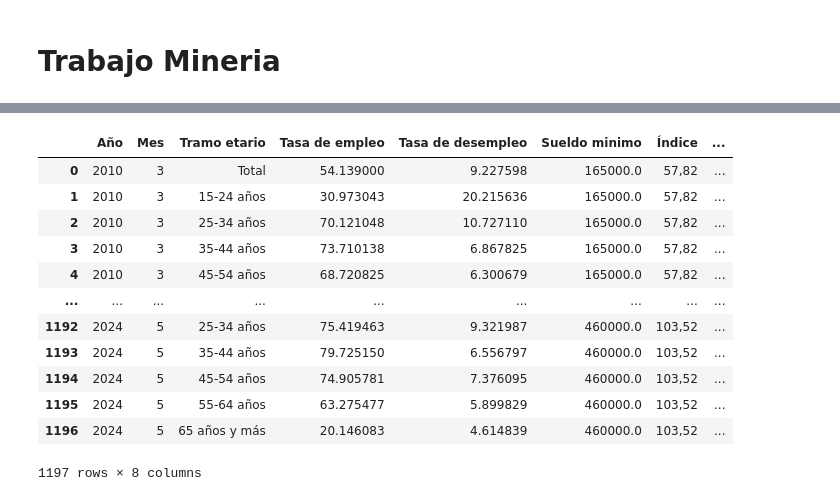
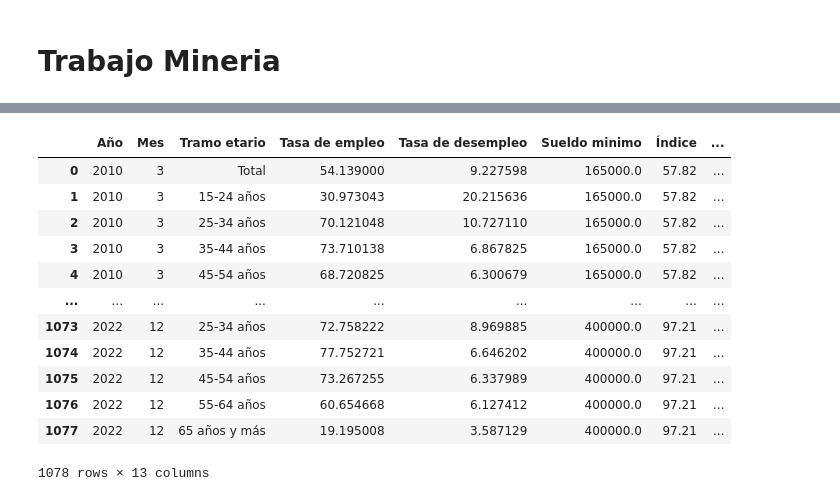
Before and after one commit to Martinosky/Proyecto_Mineria, a Jupyter notebook: Proyecto.ipynb, the cells around one changed output, grey strips where cells are left out. Saved outputs shown, nothing was run; the diff lists cells and outputs as text; code cells hidden in the pictures.

```diff
--- a/Proyecto.ipynb
+++ b/Proyecto.ipynb
@@ -108,4 +3,9 @@ Pendiente: 0.00000773, Intercepto: 5.35, R²: 0.29
 # %%
+import pandas as pd
+import matplotlib.pyplot as plt
+import seaborn as sns
+from scipy.stats import pearsonr
+from sklearn.linear_model import LinearRegression
 sueldo_df = pd.read_csv("sueldo_minimo_chile.csv")#2009 a 2025
 desempleo_df = pd.read_csv("Tasa desempleo.csv")#2010 a 2024 trimestres
 empleo_df = pd.read_csv("tasa_empleo_formal_etario.csv");#2010 a 2024 trimestres
@@ -132,42 +32,60 @@ meses = {
   "may": 5,
   "jun": 6,
   "jul": 7,
   "ago": 8,
   "sep": 9,
   "oct": 10,
   "nov": 11,
   "dic": 12
 }
 df_empleabilidad["Mes"]=df_empleabilidad["Trimestre Móvil"].str.slice(start=9, stop=12).replace(meses)
 df_empleabilidad.loc[df_empleabilidad['Mes'] == 1, 'Año'] = df_empleabilidad[df_empleabilidad["Mes"]==1]["Año"]+1
 sueldo_df["fecha"]=sueldo_df["fecha"].astype('datetime64[s]')
 date_range = pd.date_range(start="2009-07-01", end="2025-05-01", freq='MS')
 sueldo_df = sueldo_df.set_index('fecha').reindex(date_range).reset_index().ffill().rename(columns={"index": "fecha"})
 sueldo_df['Año'] = sueldo_df['fecha'].astype('datetime64[s]').dt.year
 sueldo_df['Mes'] = sueldo_df['fecha'].astype('datetime64[s]').dt.month
 sueldo_df=sueldo_df.rename(columns={"monto_clp": "Sueldo minimo"})
 df_empleabilidad= pd.merge(df_empleabilidad[["Año","Mes","Tramo etario","Tasa de empleo","Tasa de desempleo"]], sueldo_df[["Año","Mes","Sueldo minimo"]], on=["Año","Mes"], how="inner")
 df_empleabilidad= pd.merge(df_empleabilidad, ipc[["Año","Mes","Índice"]], on=["Año","Mes"], how="inner")
 dolar["Mes"]=dolar["Periodo"].str.slice(start=0, stop=3).replace(meses)
 dolar["Año"]=dolar["Periodo"].str.extract(r"(\d{4})").astype(int)
 df_empleabilidad= pd.merge(df_empleabilidad, dolar[["Año","Mes","Dólar observado"]], on=["Año","Mes"], how="inner")#hasta 2024
 pib_percapita=pib_percapita[pib_percapita["Country Name"]=="Chile"].drop(["Country Name","Country Code","Indicator Name","Indicator Code"], axis=1).transpose().reset_index().rename(columns={"index": "Año", 39: "PIB per capita"}).dropna()
 pib_percapita["Año"]=pib_percapita["Año"].astype(int)
 df_empleabilidad_pib= pd.merge(df_empleabilidad, pib_percapita, on=["Año"], how="inner")#hasta 2023
 df_empleabilidad_sueldo= pd.merge(df_empleabilidad_pib, sueldo_nominal[["Año","Tramo etario","Value"]].rename(columns={"Value": "Sueldo nominal"}), on=["Año","Tramo etario"], how="inner")#va hasta 2022
+# Convertir "Índice" a float, manejando errores si hay valores no numéricos
+df_empleabilidad_sueldo["Índice"] = pd.to_numeric(df_empleabilidad_sueldo["Índice"].str.replace(",", "."), errors='coerce')
 
+# Convertir "Dólar observado" a float, manejando errores si hay valores no numéricos
+df_empleabilidad_sueldo["Dólar observado"] = pd.to_numeric(df_empleabilidad_sueldo["Dólar observado"].str.replace(",", "."), errors='coerce')
 #falta poner columnas que marquen cuando se este en pandemia, tal vez el sueldo minimo y sueldo en dolares, y la razon del sueldo promedio sobre el sueldo minimo.
+df_empleabilidad_sueldo.dtypes
+# Crear columna Sueldo mínimo en dólares
+df_empleabilidad_sueldo["Sueldo mínimo USD"] = df_empleabilidad_sueldo["Sueldo minimo"] / df_empleabilidad_sueldo["Dólar observado"]
+
+# Crear columna Sueldo nominal en dólares
+df_empleabilidad_sueldo["Sueldo nominal USD"] = df_empleabilidad_sueldo["Sueldo nominal"] / df_empleabilidad_sueldo["Dólar observado"]
+df_empleabilidad_sueldo["Sueldo mínimo USD"] = df_empleabilidad_sueldo["Sueldo mínimo USD"].round(2)
+df_empleabilidad_sueldo["Sueldo nominal USD"] = df_empleabilidad_sueldo["Sueldo nominal USD"].round(2)
+
+df_empleabilidad_sueldo["Razón sueldo nominal/minimo"] = df_empleabilidad_sueldo["Sueldo nominal USD"] / df_empleabilidad_sueldo["Sueldo mínimo USD"]
+
+# Opcional: redondear a 2 decimales para lectura más clara
+df_empleabilidad_sueldo["Razón sueldo nominal/minimo"] = df_empleabilidad_sueldo["Razón sueldo nominal/minimo"].round(2)
+df_empleabilidad_sueldo
 # %% [output]
 |  | Año | Mes | Tramo etario | Tasa de empleo | Tasa de desempleo | Sueldo minimo | Índice | ... |
-| 0 | 2010 | 3 | Total | 54.139000 | 9.227598 | 165000.0 | 57,82 | ... |
-| 1 | 2010 | 3 | 15-24 años | 30.973043 | 20.215636 | 165000.0 | 57,82 | ... |
-| 2 | 2010 | 3 | 25-34 años | 70.121048 | 10.727110 | 165000.0 | 57,82 | ... |
-| 3 | 2010 | 3 | 35-44 años | 73.710138 | 6.867825 | 165000.0 | 57,82 | ... |
-| 4 | 2010 | 3 | 45-54 años | 68.720825 | 6.300679 | 165000.0 | 57,82 | ... |
+| 0 | 2010 | 3 | Total | 54.139000 | 9.227598 | 165000.0 | 57.82 | ... |
+| 1 | 2010 | 3 | 15-24 años | 30.973043 | 20.215636 | 165000.0 | 57.82 | ... |
+| 2 | 2010 | 3 | 25-34 años | 70.121048 | 10.727110 | 165000.0 | 57.82 | ... |
+| 3 | 2010 | 3 | 35-44 años | 73.710138 | 6.867825 | 165000.0 | 57.82 | ... |
+| 4 | 2010 | 3 | 45-54 años | 68.720825 | 6.300679 | 165000.0 | 57.82 | ... |
 | ... | ... | ... | ... | ... | ... | ... | ... | ... |
-| 1192 | 2024 | 5 | 25-34 años | 75.419463 | 9.321987 | 460000.0 | 103,52 | ... |
-| 1193 | 2024 | 5 | 35-44 años | 79.725150 | 6.556797 | 460000.0 | 103,52 | ... |
-| 1194 | 2024 | 5 | 45-54 años | 74.905781 | 7.376095 | 460000.0 | 103,52 | ... |
-| 1195 | 2024 | 5 | 55-64 años | 63.275477 | 5.899829 | 460000.0 | 103,52 | ... |
-| 1196 | 2024 | 5 | 65 años y más | 20.146083 | 4.614839 | 460000.0 | 103,52 | ... |
+| 1073 | 2022 | 12 | 25-34 años | 72.758222 | 8.969885 | 400000.0 | 97.21 | ... |
+| 1074 | 2022 | 12 | 35-44 años | 77.752721 | 6.646202 | 400000.0 | 97.21 | ... |
+| 1075 | 2022 | 12 | 45-54 años | 73.267255 | 6.337989 | 400000.0 | 97.21 | ... |
+| 1076 | 2022 | 12 | 55-64 años | 60.654668 | 6.127412 | 400000.0 | 97.21 | ... |
+| 1077 | 2022 | 12 | 65 años y más | 19.195008 | 3.587129 | 400000.0 | 97.21 | ... |
-1197 rows × 8 columns
+1078 rows × 13 columns
```
Also changed, not shown: parts of 7 cells of this notebook.
